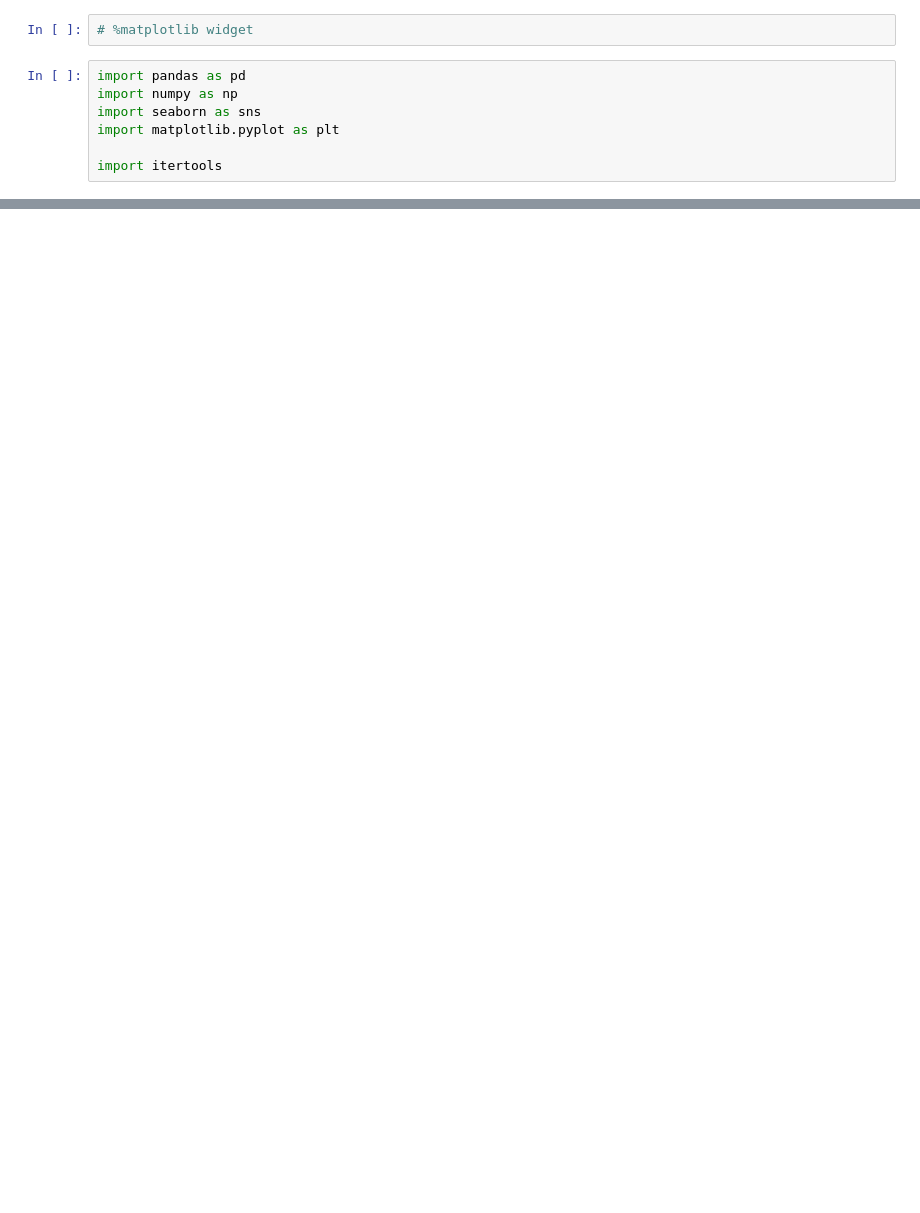
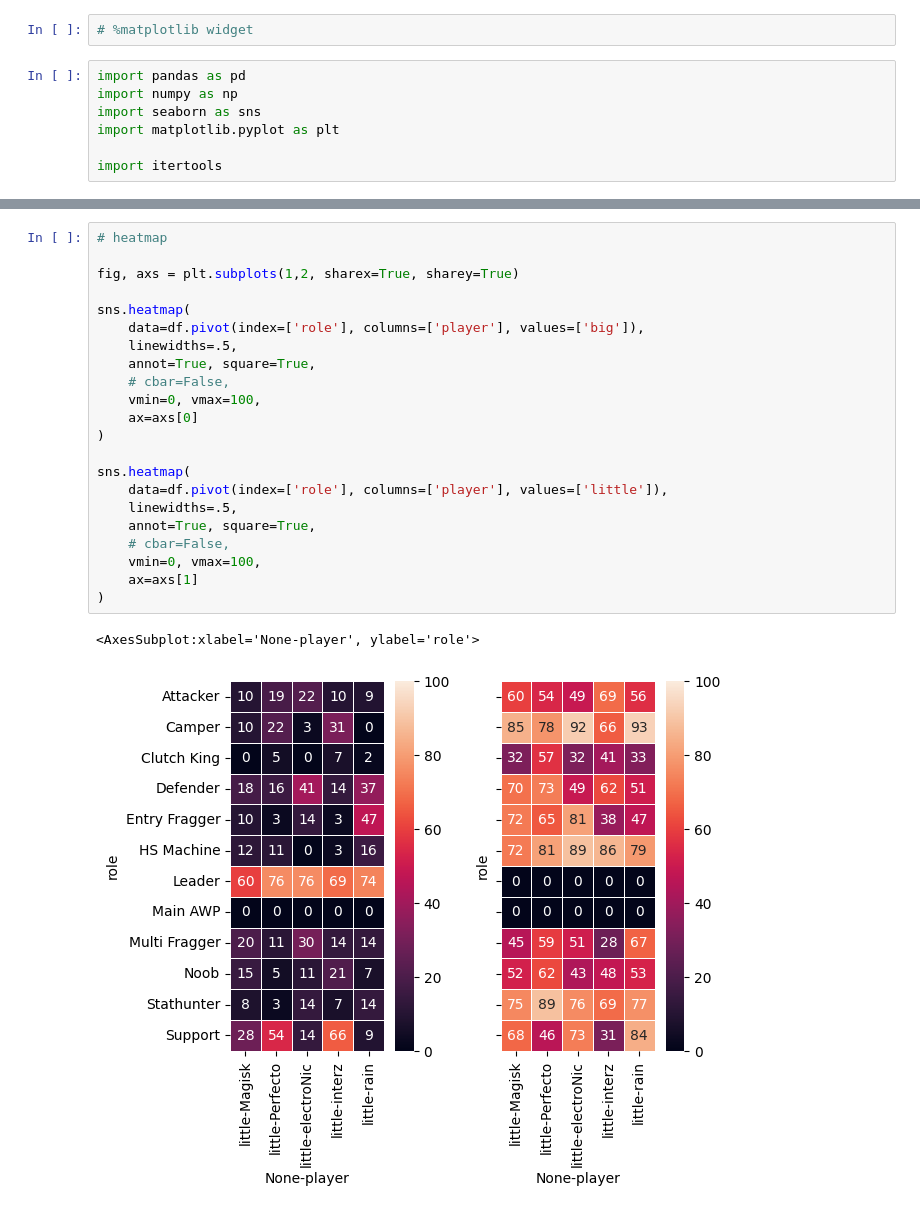
Before and after one commit to nilswiersma/hltv-fantasy-scraper, a Jupyter notebook: analyze_roles.ipynb, the cells around one changed output, grey strips where cells are left out. Drawn from its saved outputs; the diff is of its cells as text; blank space fills up the shorter version.

```diff
--- a/analyze_roles.ipynb
+++ b/analyze_roles.ipynb
@@ -19 +32,26 @@ ax.tick_params(axis='x', rotation=45)
+# %%
+# heatmap
+
+fig, axs = plt.subplots(1,2, sharex=True, sharey=True)
+
+sns.heatmap(
+    data=df.pivot(index=['role'], columns=['player'], values=['big']),
+    linewidths=.5,
+    annot=True, square=True,
+    # cbar=False,
+    vmin=0, vmax=100,
+    ax=axs[0]
+)
+
+sns.heatmap(
+    data=df.pivot(index=['role'], columns=['player'], values=['little']),
+    linewidths=.5,
+    annot=True, square=True,
+    # cbar=False,
+    vmin=0, vmax=100,
+    ax=axs[1]
+)
+# %% [output]
+<AxesSubplot:xlabel='None-player', ylabel='role'>
+[figure, added]
 # %%
```
Also changed, not shown: parts of 10 cells of this notebook, 1 other file.
